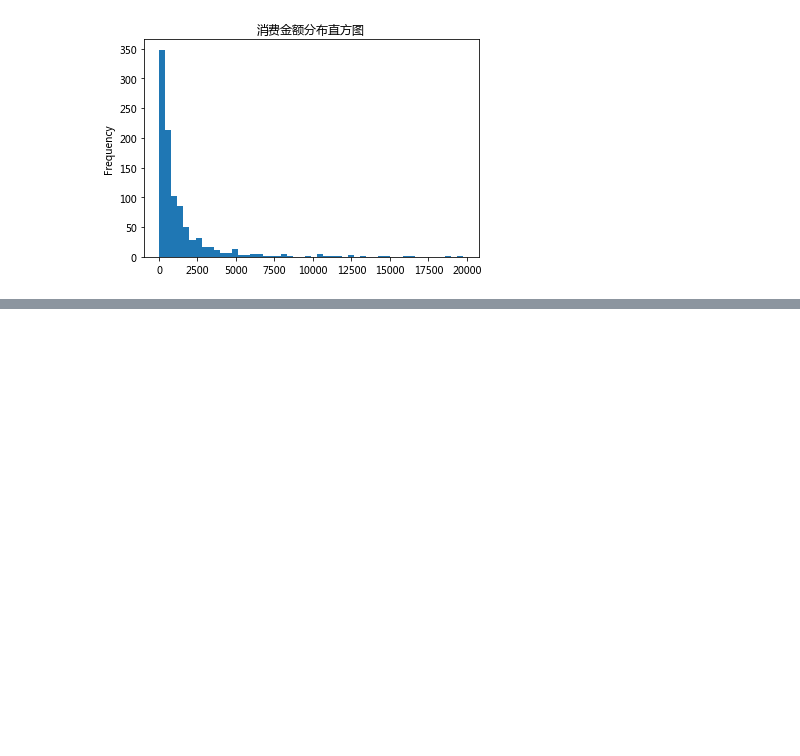
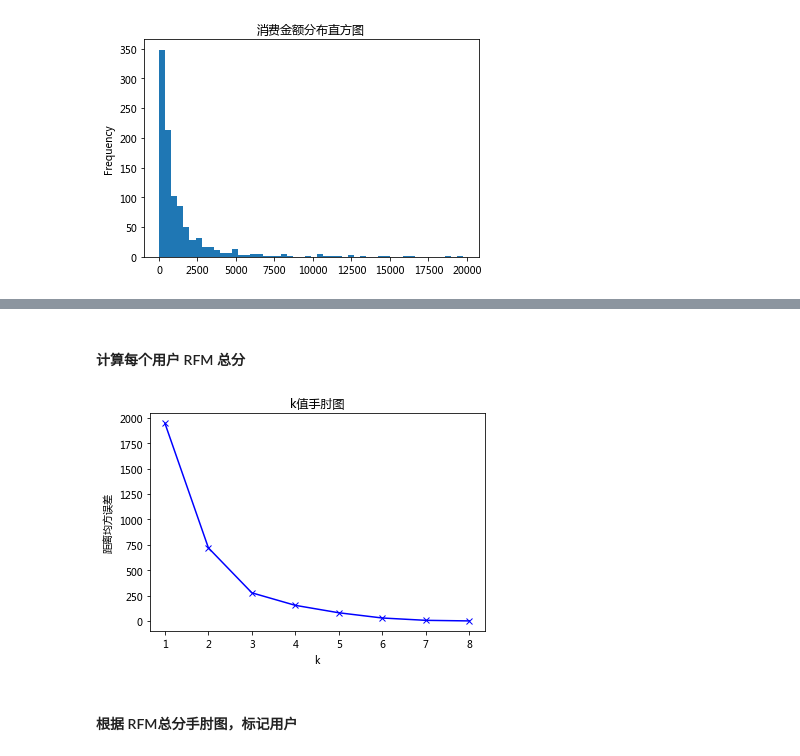
Before and after one commit to hdouhua/ml-in-action, a Jupyter notebook: ch05/RFM.ipynb, the cells around one changed output, grey strips where cells are left out. Cells and saved outputs as stored; diff of their text form; code cells hidden in the pictures; blank space fills up the shorter version.

```diff
--- a/ch05/RFM.ipynb
+++ b/ch05/RFM.ipynb
@@ -248,0 +311,3 @@ df_user.query('M值 < 20000')['M值'].plot(kind='hist', bins=50, title='消费
+# %%
+df_user['R值层级'] = kmeans_R.predict(df_user[['R值']])
+df_user.head()
@@ -248,0 +360,5 @@ df_user.query('M值 < 20000')['M值'].plot(kind='hist', bins=50, title='消费
+# %%
+# 调用簇排序函数
+df_user = order_cluster('R值层级', 'R值', df_user, False)
+df_user = df_user.sort_values(by='用户码',ascending=True).reset_index(drop=True)
+df_user.head()
@@ -248,0 +380,8 @@ df_user.query('M值 < 20000')['M值'].plot(kind='hist', bins=50, title='消费
+# %%
+df_user['F值层级'] = kmeans_F.predict(df_user[['F值']])
+
+# 调用簇排序函数
+df_user = order_cluster('F值层级', 'F值', df_user, True)
+df_user = df_user.sort_values(by='用户码',ascending=True).reset_index(drop=True)
+# df_user.head()
+df_user.groupby('F值层级')['F值'].describe()
@@ -248,0 +395,8 @@ df_user.query('M值 < 20000')['M值'].plot(kind='hist', bins=50, title='消费
+# %%
+df_user['M值层级'] = kmeans_M.predict(df_user[['M值']])
+
+# 调用簇排序函数
+df_user = order_cluster('M值层级', 'M值', df_user, True)
+df_user = df_user.sort_values(by='用户码',ascending=True).reset_index(drop=True)
+# df_user.head()
+df_user.groupby('M值层级')['M值'].describe()
@@ -248,0 +410,12 @@ df_user.query('M值 < 20000')['M值'].plot(kind='hist', bins=50, title='消费
+# %% [markdown]
+#### 计算每个用户 RFM 总分
+# %%
+df_user['总分'] = df_user['R值层级'] + df_user['F值层级'] + df_user['M值层级']
+# df_user
+
+# 总分的手肘图
+show_elbow(df_user[['总分']])
+# %% [output]
+[figure, added]
+# %% [markdown]
+#### 根据 RFM总分手肘图，标记用户
```
Also changed, not shown: parts of 53 cells of this notebook.
